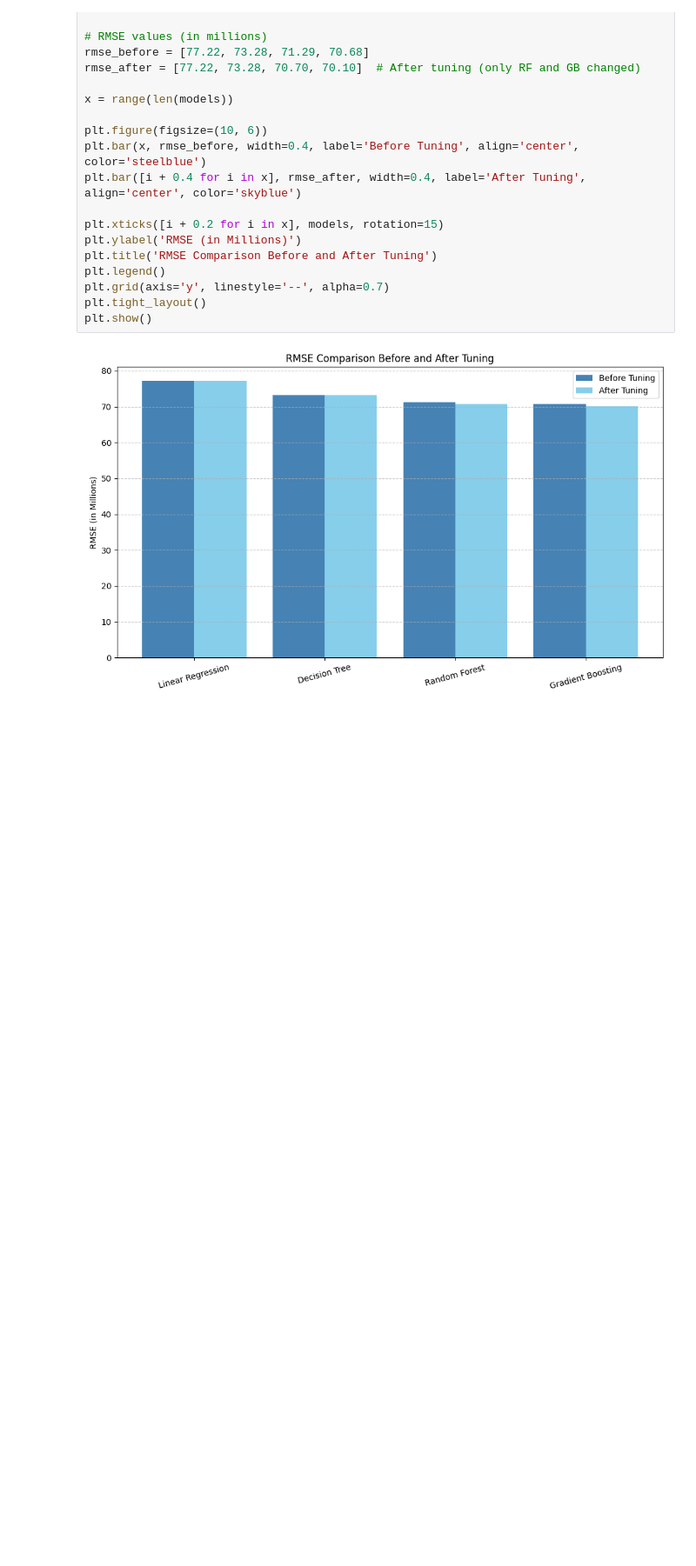
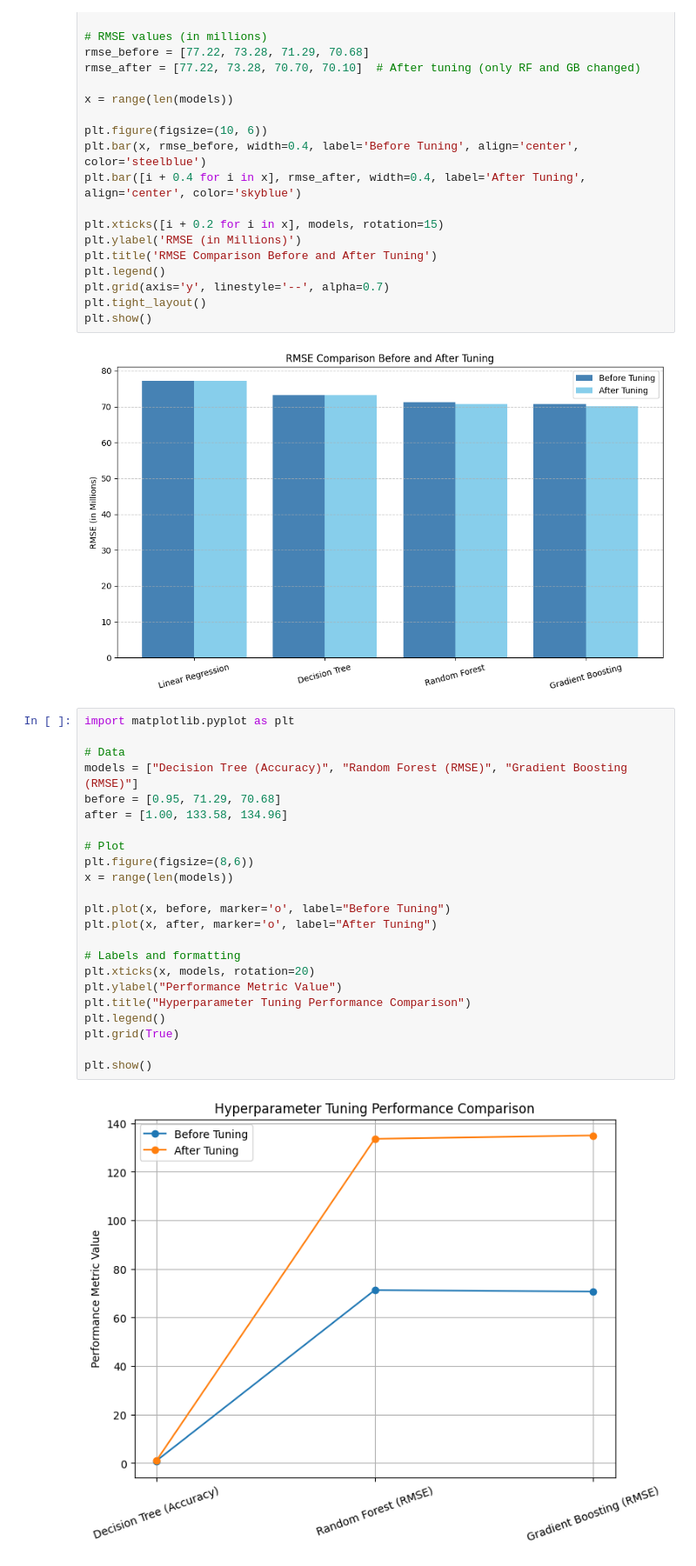
Before and after one commit to palakchanchlani/startup-funding-ml, a Jupyter notebook: startup.ipynb, the cells around one changed output. Shown at 87% size. Saved outputs shown, nothing was run; the diff lists cells and outputs as text; blank space fills up the shorter version.

```diff
--- a/startup.ipynb
+++ b/startup.ipynb
@@ -747,3 +747,28 @@ plt.tight_layout()
 plt.show()
 # %% [output]
 [figure]
+# %%
+import matplotlib.pyplot as plt
+
+# Data
+models = ["Decision Tree (Accuracy)", "Random Forest (RMSE)", "Gradient Boosting (RMSE)"]
+before = [0.95, 71.29, 70.68]
+after = [1.00, 133.58, 134.96]
+
+# Plot
+plt.figure(figsize=(8,6))
+x = range(len(models))
+
+plt.plot(x, before, marker='o', label="Before Tuning")
+plt.plot(x, after, marker='o', label="After Tuning")
+
+# Labels and formatting
+plt.xticks(x, models, rotation=20)
+plt.ylabel("Performance Metric Value")
+plt.title("Hyperparameter Tuning Performance Comparison")
+plt.legend()
+plt.grid(True)
+
+plt.show()
+# %% [output]
+[figure, added]
```
